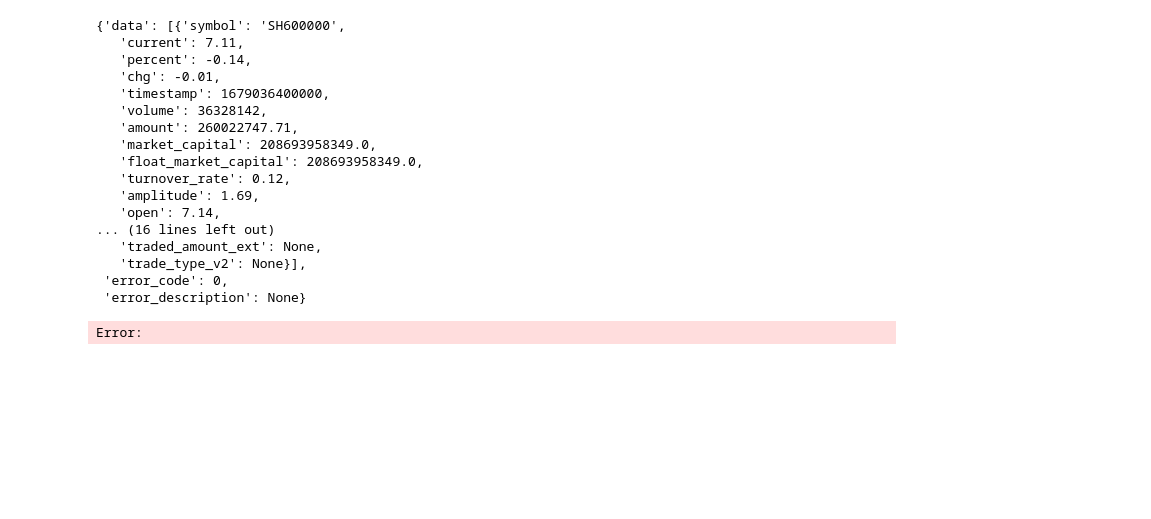
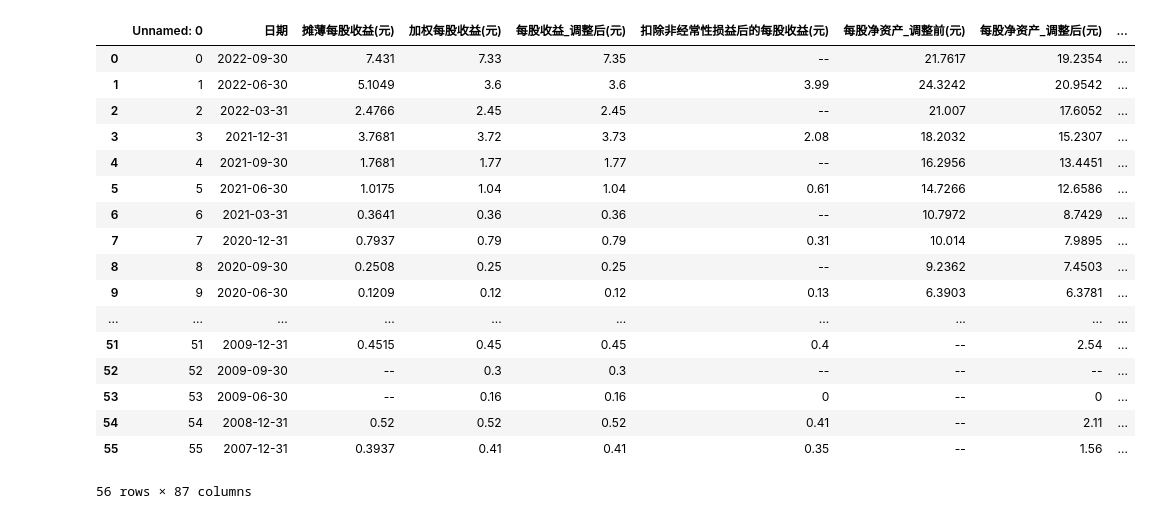
Before and after one commit to jwkfreedom/quant, a Jupyter notebook: netres/stock.ipynb, the cells around one changed output. Drawn from its saved outputs; the diff is of its cells as text; code cells hidden in the pictures; blank space fills up the shorter version.

```diff
--- a/netres/stock.ipynb
+++ b/netres/stock.ipynb
@@ -6,25 +4,23 @@ import sys
 import talib
-# %%
-from utils import stockapi
-# snowball 雪球
-rt_json = stockapi.stock_info("SH600000")
-rt_json
-# %% [output]
-{'data': [{'symbol': 'SH600000',
-   'current': 7.11,
-   'percent': -0.14,
-   'chg': -0.01,
-   'timestamp': 1679036400000,
-   'volume': 36328142,
-   'amount': 260022747.71,
-   'market_capital': 208693958349.0,
-   'float_market_capital': 208693958349.0,
-   'turnover_rate': 0.12,
-   'amplitude': 1.69,
-   'open': 7.14,
-... (16 lines left out)
-   'traded_amount_ext': None,
-   'trade_type_v2': None}],
- 'error_code': 0,
- 'error_description': None}
-Error:
+# %%
+df = pd.read_csv('../data/a/stock/financial/financial_report_002460.csv')
+df
+# %% [output]
+|  | Unnamed: 0 | 日期 | 摊薄每股收益(元) | 加权每股收益(元) | 每股收益_调整后(元) | 扣除非经常性损益后的每股收益(元) | 每股净资产_调整前(元) | 每股净资产_调整后(元) | ... |
+| 0 | 0 | 2022-09-30 | 7.431 | 7.33 | 7.35 | -- | 21.7617 | 19.2354 | ... |
+| 1 | 1 | 2022-06-30 | 5.1049 | 3.6 | 3.6 | 3.99 | 24.3242 | 20.9542 | ... |
+| 2 | 2 | 2022-03-31 | 2.4766 | 2.45 | 2.45 | -- | 21.007 | 17.6052 | ... |
+| 3 | 3 | 2021-12-31 | 3.7681 | 3.72 | 3.73 | 2.08 | 18.2032 | 15.2307 | ... |
+| 4 | 4 | 2021-09-30 | 1.7681 | 1.77 | 1.77 | -- | 16.2956 | 13.4451 | ... |
+| 5 | 5 | 2021-06-30 | 1.0175 | 1.04 | 1.04 | 0.61 | 14.7266 | 12.6586 | ... |
+| 6 | 6 | 2021-03-31 | 0.3641 | 0.36 | 0.36 | -- | 10.7972 | 8.7429 | ... |
+| 7 | 7 | 2020-12-31 | 0.7937 | 0.79 | 0.79 | 0.31 | 10.014 | 7.9895 | ... |
+| 8 | 8 | 2020-09-30 | 0.2508 | 0.25 | 0.25 | -- | 9.2362 | 7.4503 | ... |
+| 9 | 9 | 2020-06-30 | 0.1209 | 0.12 | 0.12 | 0.13 | 6.3903 | 6.3781 | ... |
+| ... | ... | ... | ... | ... | ... | ... | ... | ... | ... |
+| 51 | 51 | 2009-12-31 | 0.4515 | 0.45 | 0.45 | 0.4 | -- | 2.54 | ... |
+| 52 | 52 | 2009-09-30 | -- | 0.3 | 0.3 | -- | -- | -- | ... |
+| 53 | 53 | 2009-06-30 | -- | 0.16 | 0.16 | 0 | -- | 0 | ... |
+| 54 | 54 | 2008-12-31 | 0.52 | 0.52 | 0.52 | 0.41 | -- | 2.11 | ... |
+| 55 | 55 | 2007-12-31 | 0.3937 | 0.41 | 0.41 | 0.35 | -- | 1.56 | ... |
+56 rows × 87 columns
```
Also changed, not shown: parts of 1 cell of this notebook, 2 other files.
